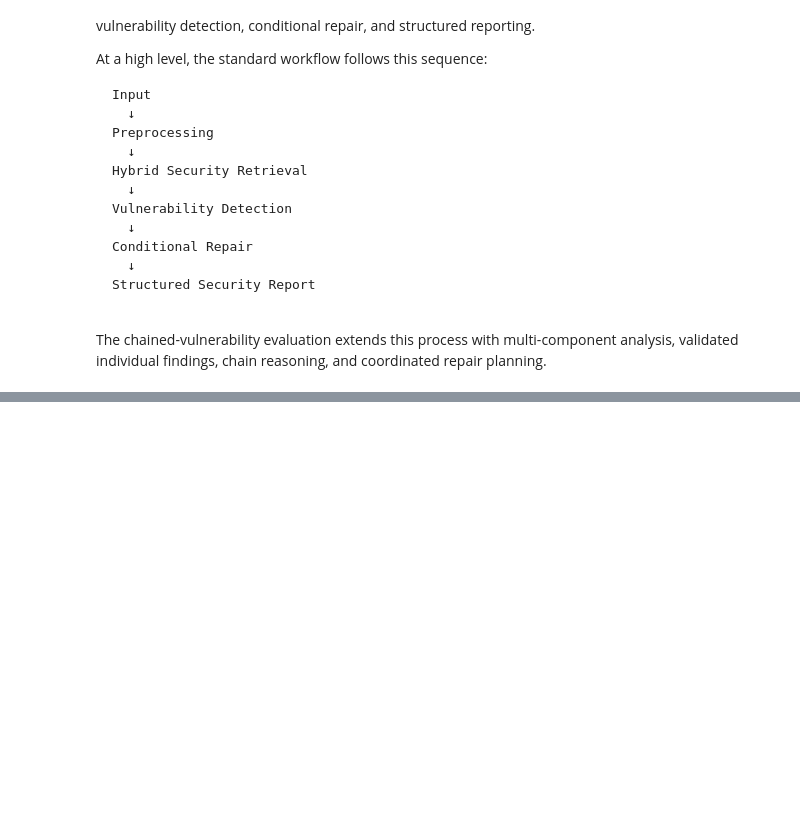
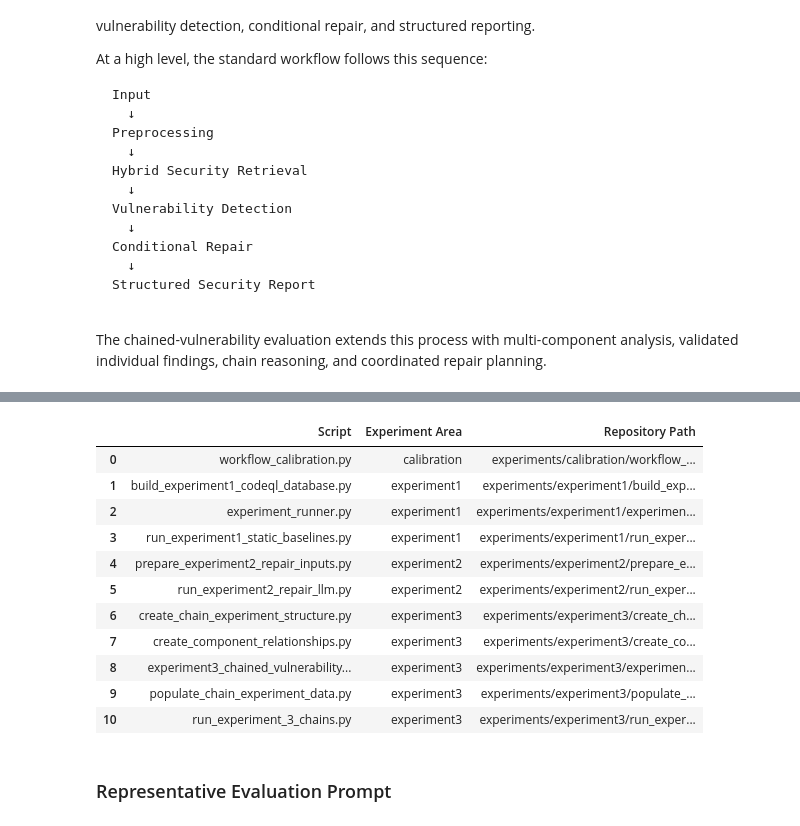
Before and after one commit to lizethcampos03/llm-security-framework-evaluation, a Jupyter notebook: notebooks/paper_reproduction.ipynb, the cells around one changed output, grey strips where cells are left out. Cells and saved outputs as stored; diff of their text form; code cells hidden in the pictures; blank space fills up the shorter version.

```diff
--- a/notebooks/paper_reproduction.ipynb
+++ b/notebooks/paper_reproduction.ipynb
@@ -530,0 +691,34 @@ This notebook is developed incrementally. Each section should be tested and veri
+# %%
+EXPERIMENTS_DIR = REPO_DIR / "experiments"
+
+experiment_scripts = sorted(
+    EXPERIMENTS_DIR.rglob("*.py")
+)
+
+script_inventory = pd.DataFrame(
+    [
+        {
+            "Script": path.name,
+            "Experiment Area": path.parent.name,
+            "Repository Path": str(path.relative_to(REPO_DIR)),
+        }
+        for path in experiment_scripts
+    ]
+)
+
+display(script_inventory)
+# %% [output]
+|  | Script | Experiment Area | Repository Path |
+| 0 | workflow_calibration.py | calibration | experiments/calibration/workflow_... |
+| 1 | build_experiment1_codeql_database.py | experiment1 | experiments/experiment1/build_exp... |
+| 2 | experiment_runner.py | experiment1 | experiments/experiment1/experimen... |
+| 3 | run_experiment1_static_baselines.py | experiment1 | experiments/experiment1/run_exper... |
+| 4 | prepare_experiment2_repair_inputs.py | experiment2 | experiments/experiment2/prepare_e... |
+| 5 | run_experiment2_repair_llm.py | experiment2 | experiments/experiment2/run_exper... |
+| 6 | create_chain_experiment_structure.py | experiment3 | experiments/experiment3/create_ch... |
+| 7 | create_component_relationships.py | experiment3 | experiments/experiment3/create_co... |
+| 8 | experiment3_chained_vulnerability... | experiment3 | experiments/experiment3/experimen... |
+| 9 | populate_chain_experiment_data.py | experiment3 | experiments/experiment3/populate_... |
+| 10 | run_experiment_3_chains.py | experiment3 | experiments/experiment3/run_exper... |
+# %% [markdown]
+### Representative Evaluation Prompt
```
Also changed, not shown: parts of 101 cells of this notebook, 5 other files.
